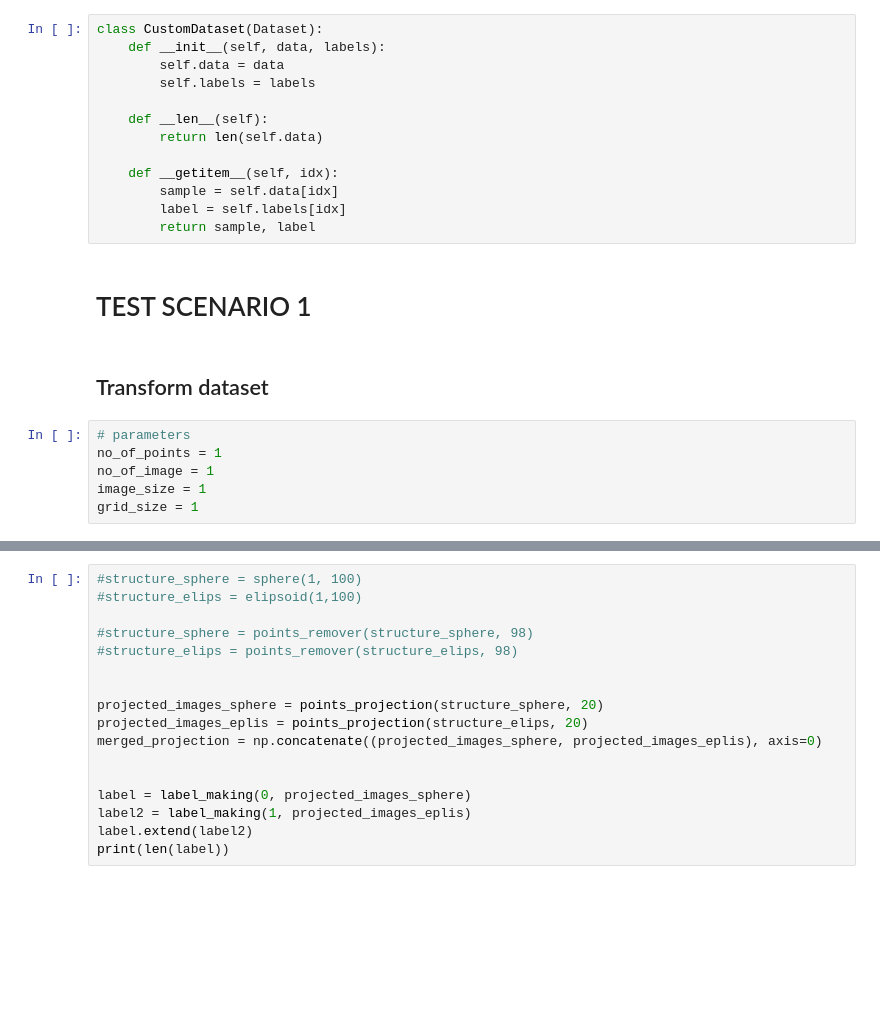
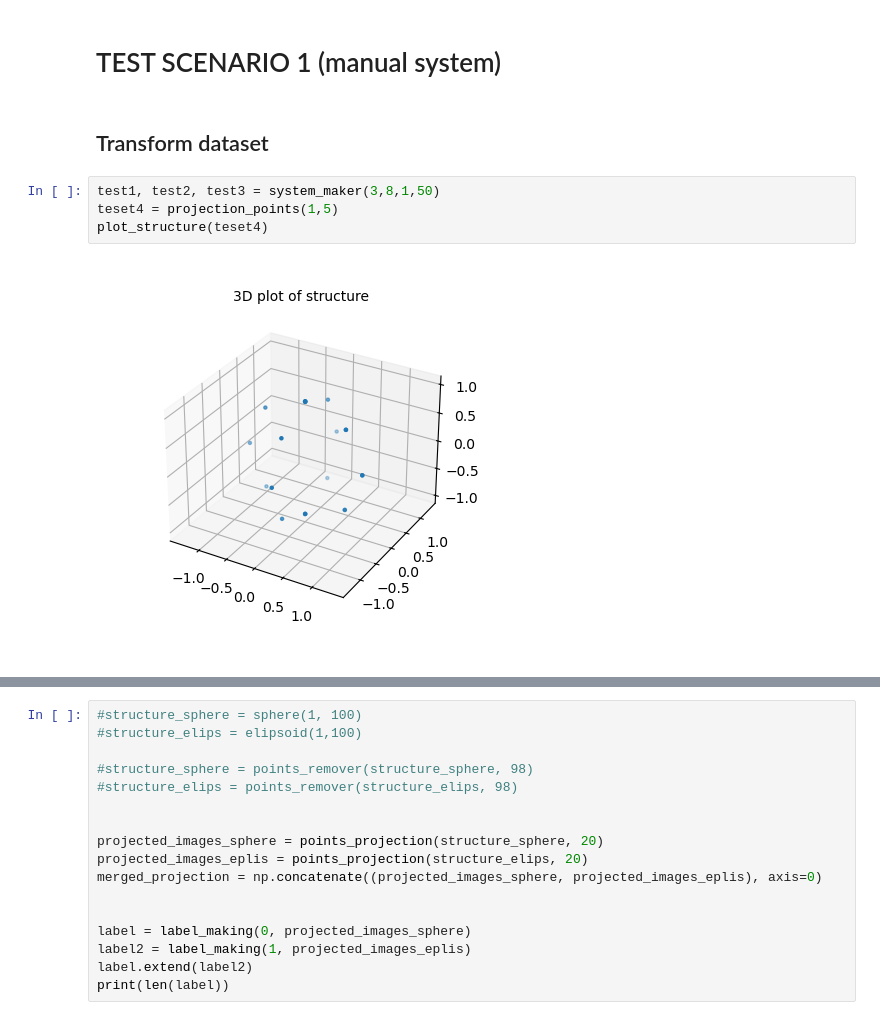
Before and after one commit to KCLam24/3D-to-2D-coords-conversion, a Jupyter notebook: test_cases.ipynb, the cells around one changed output, grey strips where cells are left out. Drawn from its saved outputs; the diff is of its cells as text; blank space fills up the shorter version.

Commit message:
new test functions, new models

```diff
--- a/test_cases.ipynb
+++ b/test_cases.ipynb
@@ -325,26 +485,13 @@ def plot_structure(structure):
-# %%
-class CustomDataset(Dataset):
-    def __init__(self, data, labels):
-        self.data = data
-        self.labels = labels
-
-    def __len__(self):
-        return len(self.data)
-
-    def __getitem__(self, idx):
-        sample = self.data[idx]
-        label = self.labels[idx]
-        return sample, label
 # %% [markdown]
-# TEST SCENARIO 1
+# TEST SCENARIO 1 (manual system)
 # %% [markdown]
 ## Transform dataset
-# %%
-# parameters
-no_of_points = 1
-no_of_image = 1
-image_size = 1
-grid_size = 1
+# %%
+test1, test2, test3 = system_maker(3,8,1,50)
+teset4 = projection_points(1,5)
+plot_structure(teset4)
+# %% [output]
+[figure, added]
 # %%
 s1 = sphere(1,50)
 a = sphere(3,50)
```
Also changed, not shown: parts of 35 cells of this notebook.
